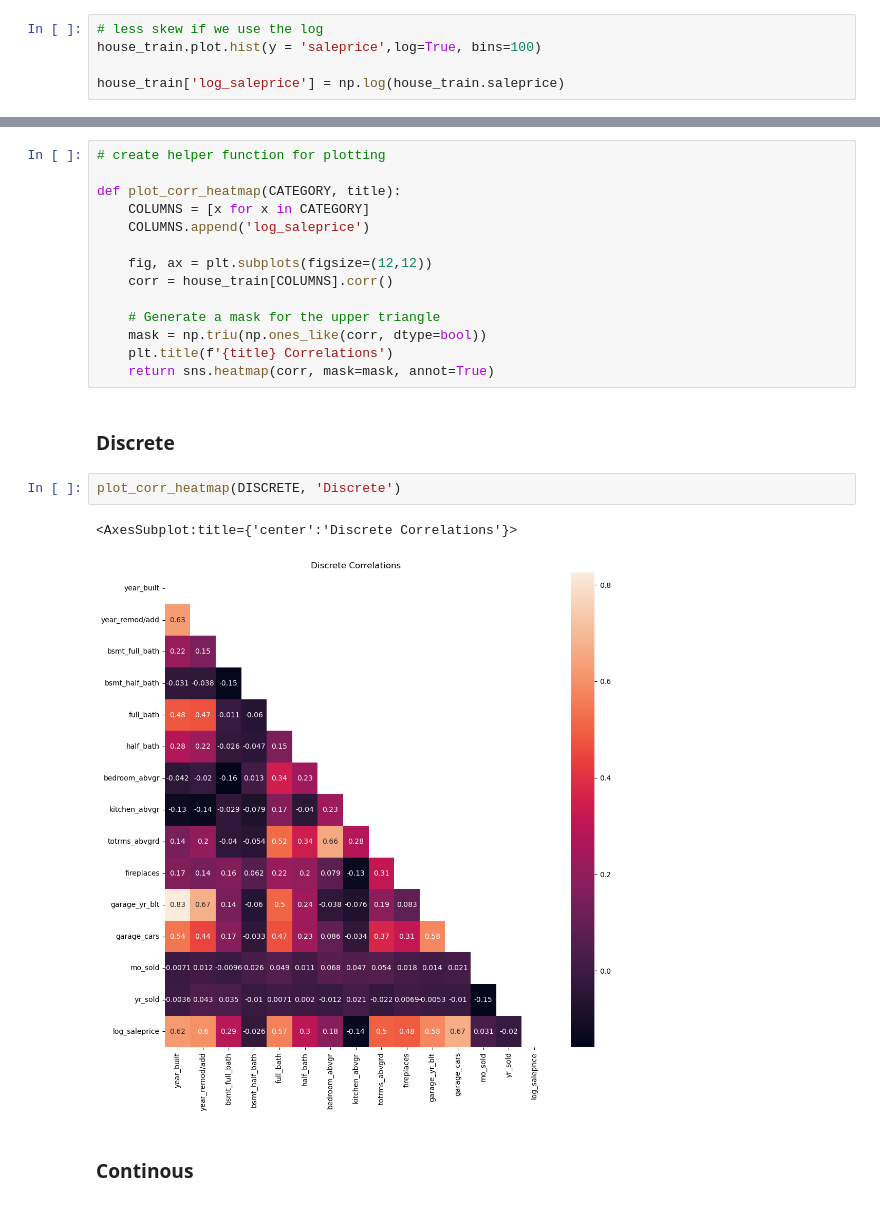
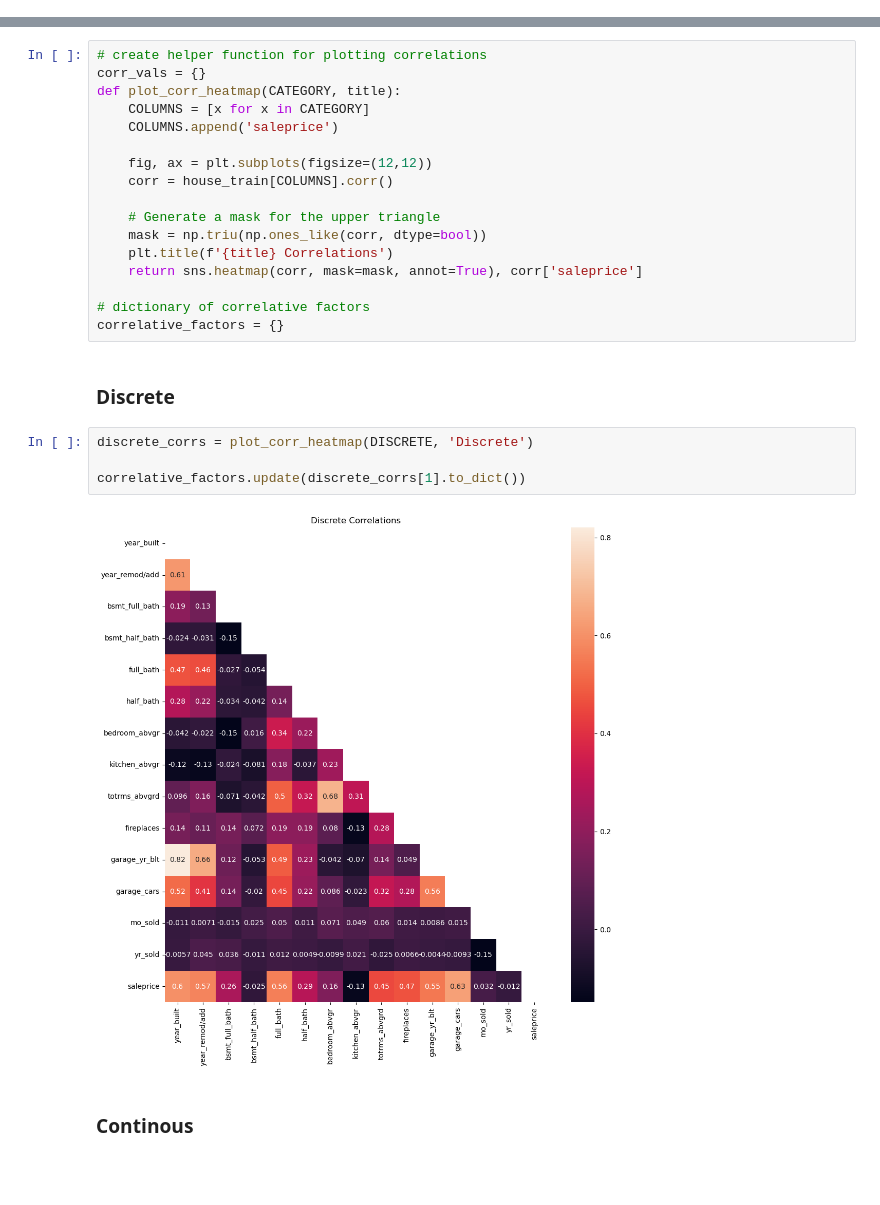
Before and after one commit to AlexSpradling/Home-Price-Prediction-in-Ames-IA, a Jupyter notebook: code/data_correlation.ipynb, the cells around one changed output, grey strips where cells are left out. Drawn from its saved outputs; the diff is of its cells as text; blank space fills up the shorter version.

Commit message:
15 correlations

```diff
--- a/code/data_correlation.ipynb
+++ b/code/data_correlation.ipynb
@@ -28,5 +34,0 @@ house_train.plot.hist(y='saleprice', bins=100)
-# %%
-# less skew if we use the log
-house_train.plot.hist(y = 'saleprice',log=True, bins=100)
-
-house_train['log_saleprice'] = np.log(house_train.saleprice)
@@ -35,11 +35,11 @@ house_train['log_saleprice'] = np.log(house_train.saleprice)
 # %% [markdown]
 # Look for Correlations within Numerical Categories
 # %%
-# create helper function for plotting
-
+# create helper function for plotting correlations
+corr_vals = {}
 def plot_corr_heatmap(CATEGORY, title):
     COLUMNS = [x for x in CATEGORY]
-    COLUMNS.append('log_saleprice')
+    COLUMNS.append('saleprice')
 
     fig, ax = plt.subplots(figsize=(12,12))
     corr = house_train[COLUMNS].corr()
@@ -47,13 +47,17 @@ def plot_corr_heatmap(CATEGORY, title):
     # Generate a mask for the upper triangle
     mask = np.triu(np.ones_like(corr, dtype=bool))
     plt.title(f'{title} Correlations')
-    return sns.heatmap(corr, mask=mask, annot=True)
+    return sns.heatmap(corr, mask=mask, annot=True), corr['saleprice']
+
+# dictionary of correlative factors
+correlative_factors = {}
 # %% [markdown]
 ### Discrete
-# %%
-plot_corr_heatmap(DISCRETE, 'Discrete')
-# %% [output]
-<AxesSubplot:title={'center':'Discrete Correlations'}>
-[figure, removed]
+# %%
+discrete_corrs = plot_corr_heatmap(DISCRETE, 'Discrete')
+
+correlative_factors.update(discrete_corrs[1].to_dict())
+# %% [output]
+[figure, added]
 # %% [markdown]
 ### Continous
```
Also changed, not shown: parts of 27 cells of this notebook.
